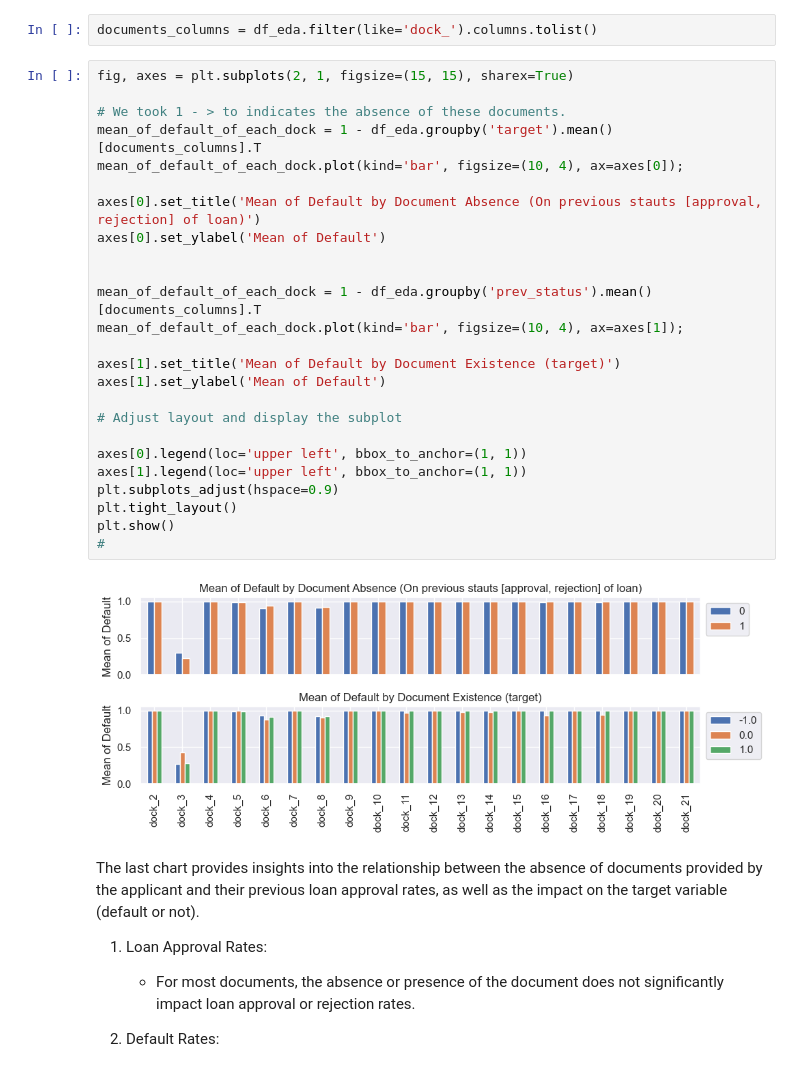
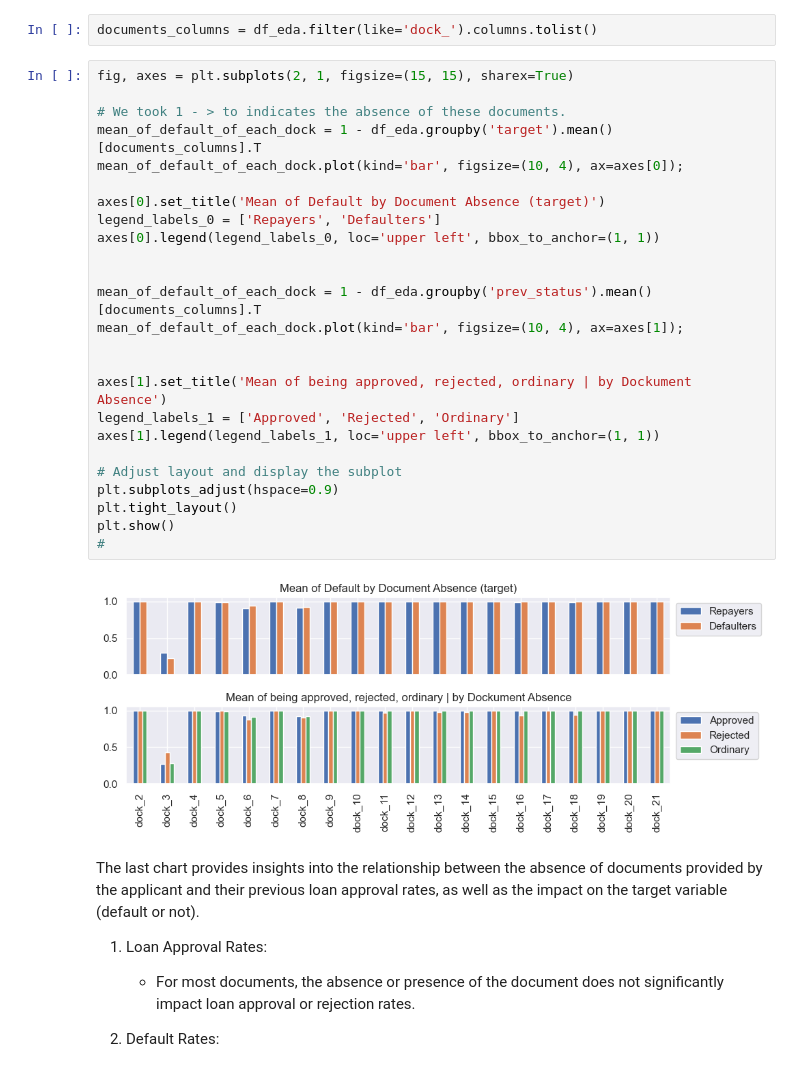
Before and after one commit to mo7amed7assan1911/Loan_Default_Study, a Jupyter notebook: Loan_Default_Study.ipynb, the cells around one changed output. Cells and saved outputs as stored; diff of their text form.

```diff
--- a/Loan_Default_Study.ipynb
+++ b/Loan_Default_Study.ipynb
@@ -870,30 +859,30 @@ documents_columns = df_eda.filter(like='dock_').columns.tolist()
 # %%
 fig, axes = plt.subplots(2, 1, figsize=(15, 15), sharex=True)
 
 # We took 1 - > to indicates the absence of these documents.
 mean_of_default_of_each_dock = 1 - df_eda.groupby('target').mean()[documents_columns].T
 mean_of_default_of_each_dock.plot(kind='bar', figsize=(10, 4), ax=axes[0]);
 
-axes[0].set_title('Mean of Default by Document Absence (On previous stauts [approval, rejection] of loan)')
-axes[0].set_ylabel('Mean of Default')
+axes[0].set_title('Mean of Default by Document Absence (target)')
+legend_labels_0 = ['Repayers', 'Defaulters']
+axes[0].legend(legend_labels_0, loc='upper left', bbox_to_anchor=(1, 1))
 
 
 mean_of_default_of_each_dock = 1 - df_eda.groupby('prev_status').mean()[documents_columns].T
 mean_of_default_of_each_dock.plot(kind='bar', figsize=(10, 4), ax=axes[1]);
 
-axes[1].set_title('Mean of Default by Document Existence (target)')
-axes[1].set_ylabel('Mean of Default')
+
+axes[1].set_title('Mean of being approved, rejected, ordinary | by Dockument Absence')
+legend_labels_1 = ['Approved', 'Rejected', 'Ordinary']
+axes[1].legend(legend_labels_1, loc='upper left', bbox_to_anchor=(1, 1))
 
 # Adjust layout and display the subplot
-
-axes[0].legend(loc='upper left', bbox_to_anchor=(1, 1))
-axes[1].legend(loc='upper left', bbox_to_anchor=(1, 1))
 plt.subplots_adjust(hspace=0.9)
 plt.tight_layout()
 plt.show()
 #
 # %% [output]
-[figure, old version]
+[figure, new version]
 # %% [markdown]
 The last chart provides insights into the relationship between the absence of documents provided by the applicant and their previous loan approval rates, as well as the impact on the target variable (default or not).
 
```
Also changed, not shown: parts of 36 cells of this notebook, 1 other file.
